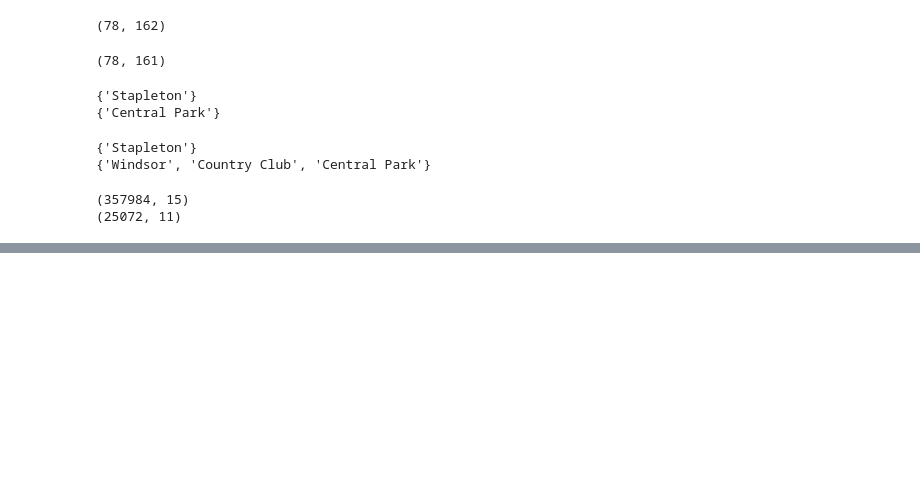
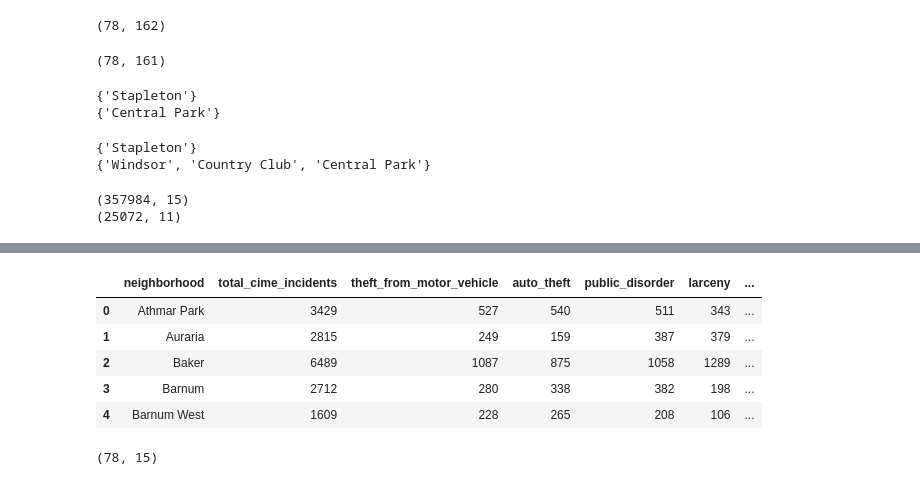
Before and after one commit to uelski/4447_Final_Project, a Jupyter notebook: notebooks/sam_feature_engineering.ipynb, the cells around one changed output, grey strips where cells are left out. Cells and saved outputs as stored; diff of their text form; code cells hidden in the pictures; blank space fills up the shorter version.

Commit message:
after feature engineering and cleaning with processed csv files

```diff
--- a/notebooks/sam_feature_engineering.ipynb
+++ b/notebooks/sam_feature_engineering.ipynb
@@ -303,0 +341,31 @@ print(school_df_clean.shape)
+# %%
+# aggregate and create new df with crimes per neighborhood
+crime_count_df = crime_df_clean.groupby("neighborhood").agg(
+    total_cime_incidents = ("OFFENSE_CATEGORY_ID", "count"),
+    theft_from_motor_vehicle = ("OFFENSE_CATEGORY_ID", lambda x: (x == "theft-from-motor-vehicle").sum()),
+    auto_theft = ("OFFENSE_CATEGORY_ID", lambda x: (x == "auto-theft").sum()),
+    public_disorder = ("OFFENSE_CATEGORY_ID", lambda x: (x == "public-disorder").sum()),
+    larceny = ("OFFENSE_CATEGORY_ID", lambda x: (x == "larceny").sum()),
+    all_other_crimes = ("OFFENSE_CATEGORY_ID", lambda x: (x == "all-other-crimes").sum()),
+    burglary = ("OFFENSE_CATEGORY_ID", lambda x: (x == "burglary").sum()),
+    drug_alcohol = ("OFFENSE_CATEGORY_ID", lambda x: (x == "drug-alcohol").sum()),
+    other_crimes_against_persons = ("OFFENSE_CATEGORY_ID", lambda x: (x == "other-crimes-against-persons").sum()),
+    aggravated_assault = ("OFFENSE_CATEGORY_ID", lambda x: (x == "aggravated-assault").sum()),
+    robbery = ("OFFENSE_CATEGORY_ID", lambda x: (x == "robbery").sum()),
+    white_collar_crime = ("OFFENSE_CATEGORY_ID", lambda x: (x == "white-collar-crime").sum()),
+    arson = ("OFFENSE_CATEGORY_ID", lambda x: (x == "arson").sum()),
+    murder = ("OFFENSE_CATEGORY_ID", lambda x: (x == "murder").sum())
+).reset_index()
+# %%
+crime_count_df.head(5)
+# %% [output]
+|  | neighborhood | total_cime_incidents | theft_from_motor_vehicle | auto_theft | public_disorder | larceny | ... |
+| 0 | Athmar Park | 3429 | 527 | 540 | 511 | 343 | ... |
+| 1 | Auraria | 2815 | 249 | 159 | 387 | 379 | ... |
+| 2 | Baker | 6489 | 1087 | 875 | 1058 | 1289 | ... |
+| 3 | Barnum | 2712 | 280 | 338 | 382 | 198 | ... |
+| 4 | Barnum West | 1609 | 228 | 265 | 208 | 106 | ... |
+# %%
+crime_count_df.shape
+# %% [output]
+(78, 15)
```
Also changed, not shown: parts of 16 cells of this notebook, 5 other files.
